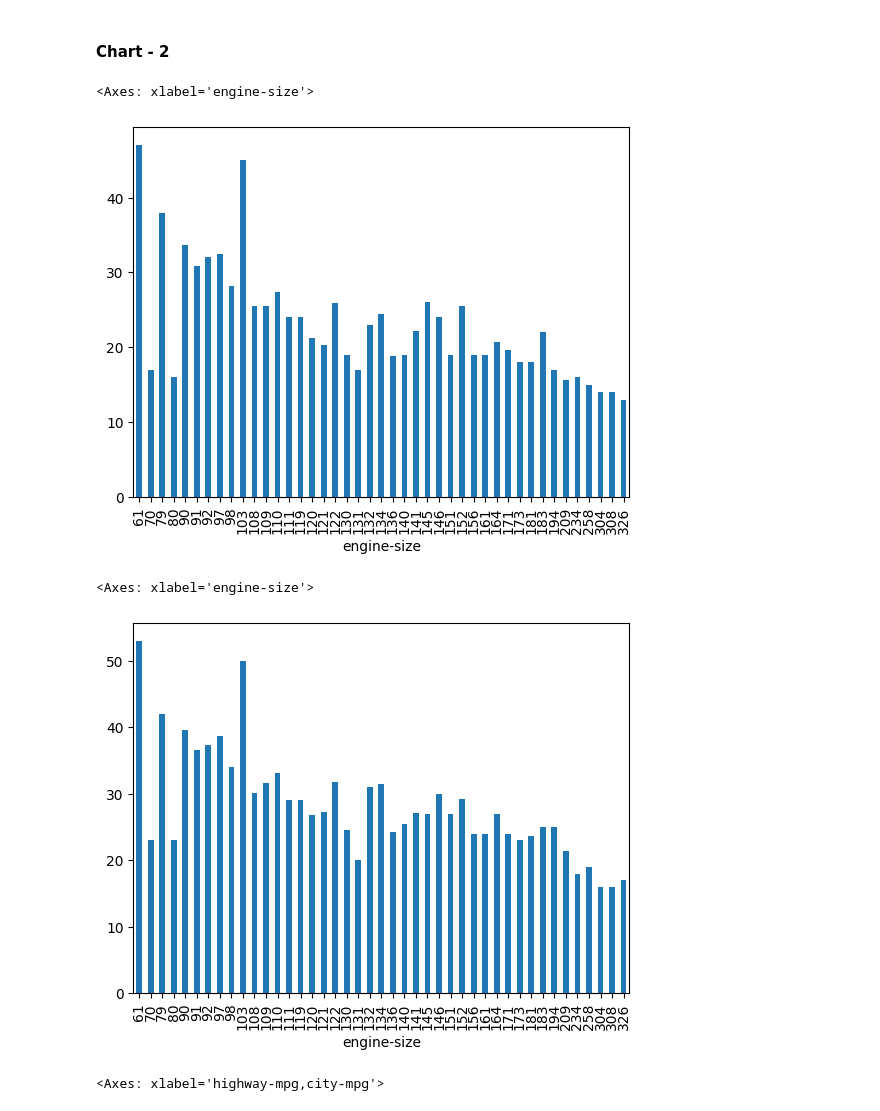
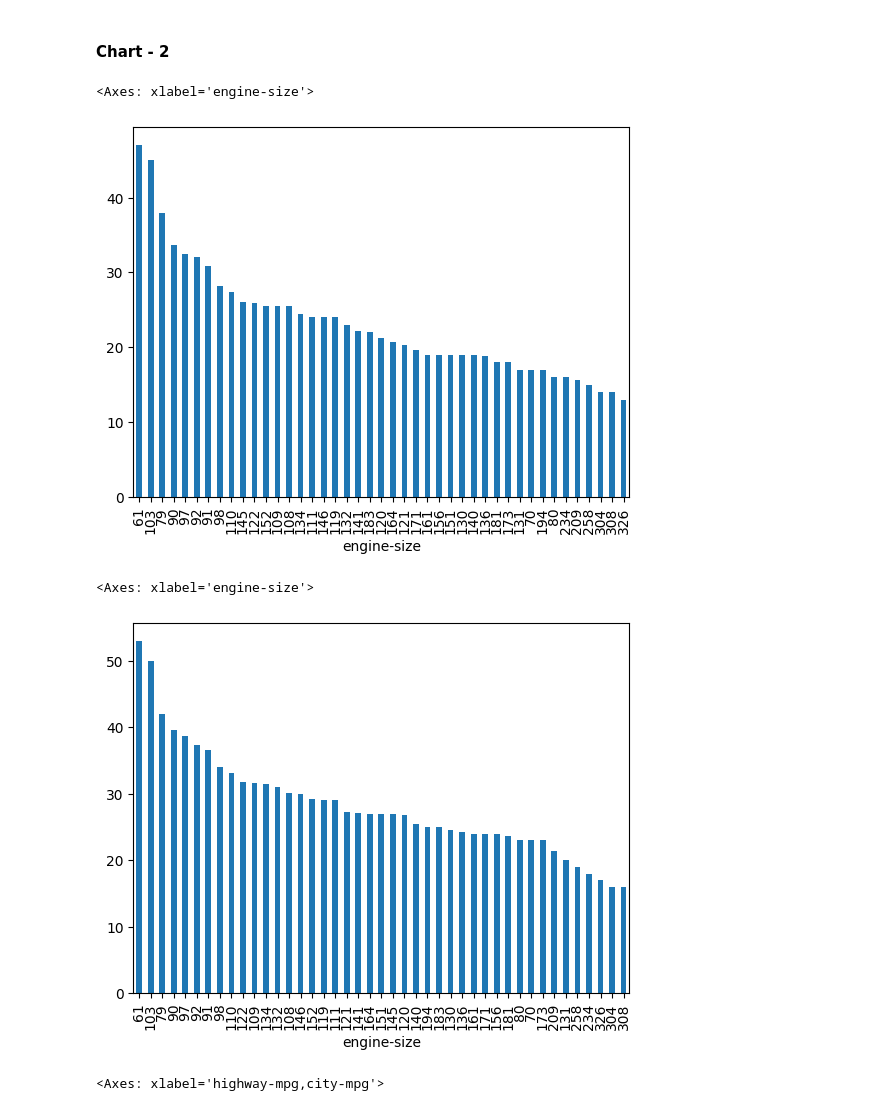
Before and after one commit to Mohitpathak91/EDA-capstone-project, a Jupyter notebook: EDA_Analyzing_Car_Prices_as_per_Specifications.ipynb, the cells around one changed output. Drawn from its saved outputs; the diff is of its cells as text; code cells hidden in the pictures.

```diff
--- a/EDA_Analyzing_Car_Prices_as_per_Specifications.ipynb
+++ b/EDA_Analyzing_Car_Prices_as_per_Specifications.ipynb
@@ -511,15 +511,15 @@ Above data shows that average price does not change consistently with symboling
 #### Chart - 2
 # %%
 # Chart - 2 visualization code
-df.groupby(['engine-size'])['city-mpg'].mean().plot(kind = 'bar')
+df.groupby(['engine-size'])['city-mpg'].mean().sort_values(ascending = False).plot(kind = 'bar')
 # %% [output]
 <Axes: xlabel='engine-size'>
-[figure, old version]
+[figure, new version]
 # %%
-df.groupby(['engine-size'])['highway-mpg'].mean().plot(kind = 'bar')
+df.groupby(['engine-size'])['highway-mpg'].mean().sort_values(ascending = False).plot(kind = 'bar')
 # %% [output]
 <Axes: xlabel='engine-size'>
-[figure, old version]
+[figure, new version]
 # %%
 df.groupby(['highway-mpg','city-mpg'])['engine-size'].mean().plot(kind = 'line')
 # %% [output]
```
Also changed, not shown: parts of 89 cells of this notebook.
